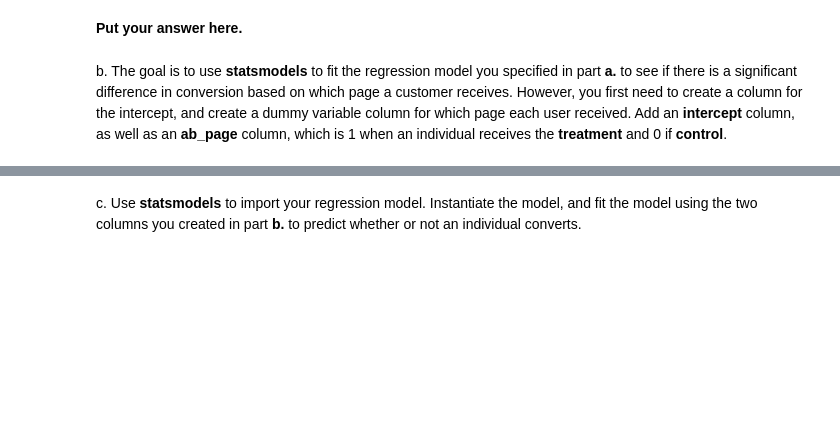
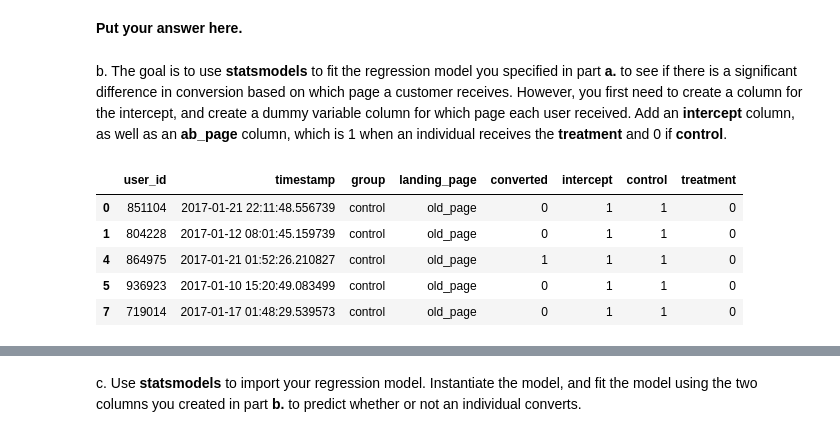
Before and after one commit to faizankhann/Analyze-AB-Test-Results-, a Jupyter notebook: Analyze_ab_test_results_notebook.ipynb, the cells around one changed output, grey strips where cells are left out. Cells and saved outputs as stored; diff of their text form; code cells hidden in the pictures; blank space fills up the shorter version.

```diff
--- a/Analyze_ab_test_results_notebook.ipynb
+++ b/Analyze_ab_test_results_notebook.ipynb
@@ -371,3 +371,15 @@ a. Since each row is either a conversion or no conversion, what type of regressi
 **Put your answer here.**
 # %% [markdown]
 b. The goal is to use **statsmodels** to fit the regression model you specified in part **a.** to see if there is a significant difference in conversion based on which page a customer receives.  However, you first need to create a column for the intercept, and create a dummy variable column for which page each user received.  Add an **intercept** column, as well as an **ab_page** column, which is 1 when an individual receives the **treatment** and 0 if **control**.
+# %%
+df2['intercept'] = 1
+df2[['control','treatment']]=pd.get_dummies(df2['group'])
+# %%
+df2.head()
+# %% [output]
+|  | user_id | timestamp | group | landing_page | converted | intercept | control | treatment |
+| 0 | 851104 | 2017-01-21 22:11:48.556739 | control | old_page | 0 | 1 | 1 | 0 |
+| 1 | 804228 | 2017-01-12 08:01:45.159739 | control | old_page | 0 | 1 | 1 | 0 |
+| 4 | 864975 | 2017-01-21 01:52:26.210827 | control | old_page | 1 | 1 | 1 | 0 |
+| 5 | 936923 | 2017-01-10 15:20:49.083499 | control | old_page | 0 | 1 | 1 | 0 |
+| 7 | 719014 | 2017-01-17 01:48:29.539573 | control | old_page | 0 | 1 | 1 | 0 |
```
Also changed, not shown: parts of 3 cells of this notebook.
